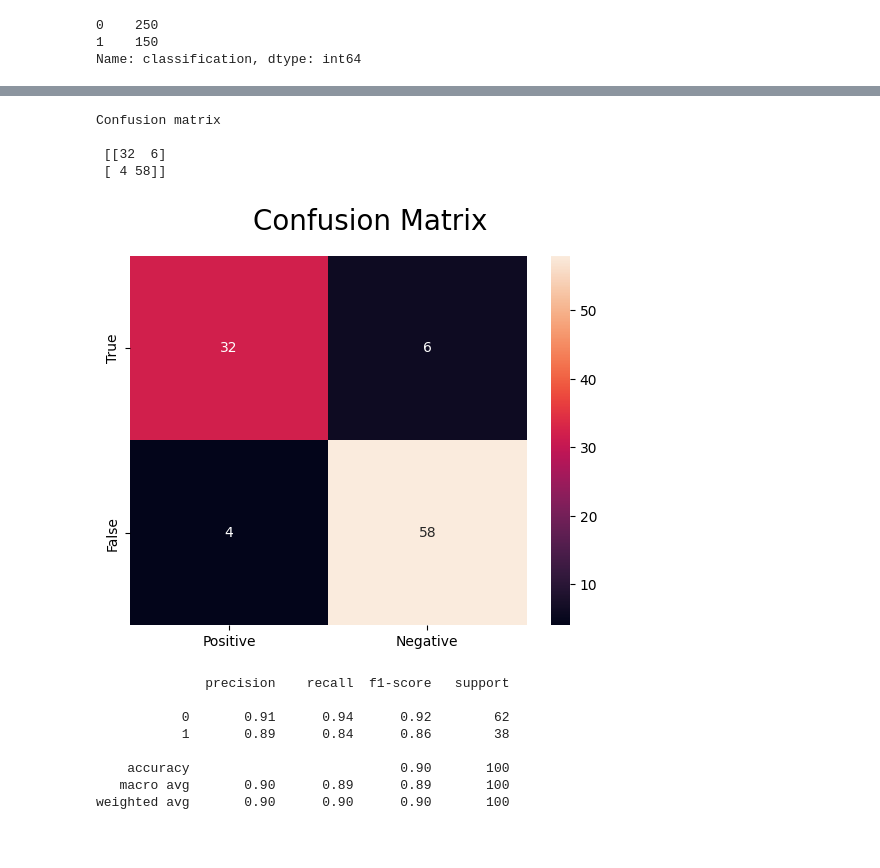
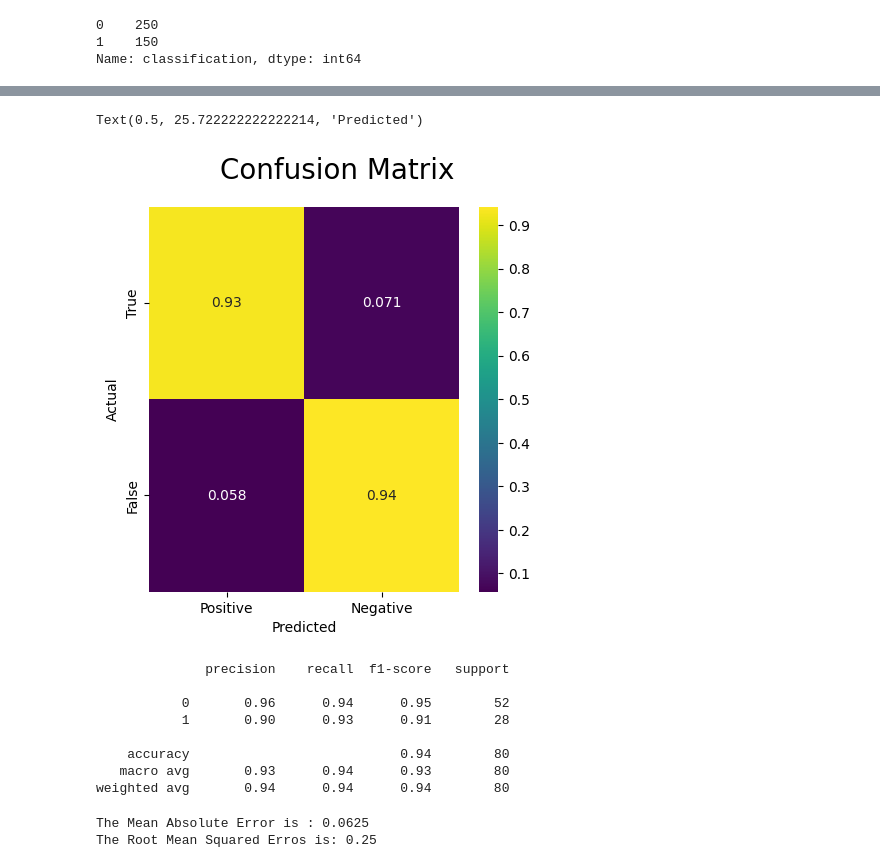
Before and after one commit to GustavoBecerra1109/-Solucion-LHS-para-mejorar-los-servicios-de-salud-renal-en-Lima-Metropolitana, a Jupyter notebook: Decision-Tree.ipynb, the cells around one changed output, grey strips where cells are left out. Cells and saved outputs as stored; diff of their text form; code cells hidden in the pictures; blank space fills up the shorter version.

Commit message:
Metrics, little changes and confusion matrix

```diff
--- a/Decision-Tree.ipynb
+++ b/Decision-Tree.ipynb
@@ -58,6 +61,6 @@ Name: classification, dtype: int64
 #train_test_split and x, y declarations
 x = df[col_ot1]
 y = df[col_dep]
-x_train, x_test, y_train, y_test = train_test_split(x, y, test_size = 0.25, random_state=0)
+x_train, x_test, y_train, y_test = train_test_split(x, y, test_size = 0.2, random_state=0)
 print(len(x_train) , len(y_train))
 # %% [output]
@@ -137,25 +140,33 @@ tree.plot_tree(acd)
 # %%
 #Matrix Confusion
 cm = confusion_matrix( y_test, y_pred, labels=[True, False])
-print('Confusion matrix\n\n', cm)
-sns.heatmap(cm,annot=True, xticklabels=["Positive", "Negative"], yticklabels=[True, False])
+cmn = (cm.astype('float') / cm.sum(axis=1)[:, np.newaxis])#*100
+fig, ax = plt.subplots(figsize=(5,5))
+sns.heatmap(cmn,annot=True, cmap='viridis', xticklabels=["Positive", "Negative"], yticklabels=[True, False])
 plt.suptitle("Confusion Matrix", fontsize= 20)
-plt.savefig('confusion.png')
+plt.ylabel('Actual')
+plt.xlabel('Predicted')
 # %% [output]
-Confusion matrix
-
- [[32  6]
- [ 4 58]]
+Text(0.5, 25.722222222222214, 'Predicted')
-[figure, old version]
+[figure, new version]
 # %%
 #classification_report
 print(classification_report(y_test, y_pred))
 # %% [output]
               precision    recall  f1-score   support
 
-           0       0.91      0.94      0.92        62
-           1       0.89      0.84      0.86        38
+           0       0.96      0.94      0.95        52
+           1       0.90      0.93      0.91        28
 
-    accuracy                           0.90       100
-   macro avg       0.90      0.89      0.89       100
-weighted avg       0.90      0.90      0.90       100
+    accuracy                           0.94        80
+   macro avg       0.93      0.94      0.93        80
+weighted avg       0.94      0.94      0.94        80
+# %%
+#MAE and RMSE
+mae = mean_absolute_error(y_test, y_pred)
+rmse = sqrt(mean_squared_error(y_test, y_pred))
+print(f"The Mean Absolute Error is :", mae)
+print(f"The Root Mean Squared Erros is:",rmse)
+# %% [output]
+The Mean Absolute Error is : 0.0625
+The Root Mean Squared Erros is: 0.25
```
Also changed, not shown: parts of 6 cells of this notebook.
